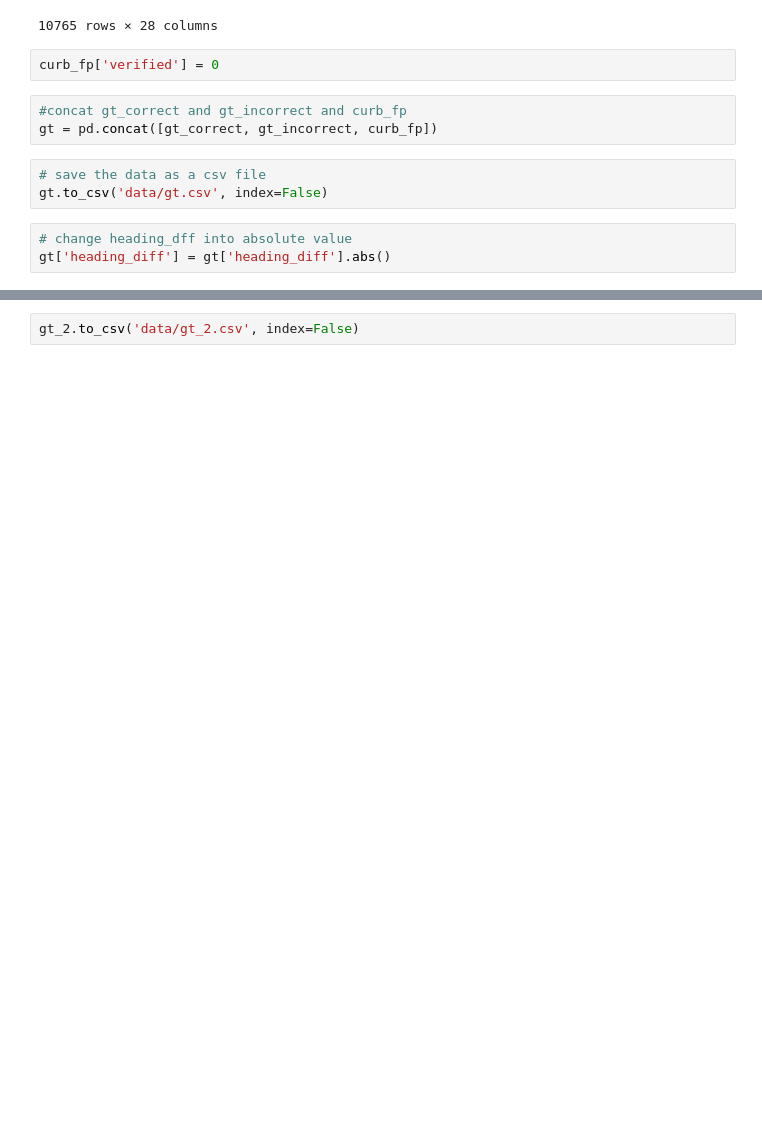
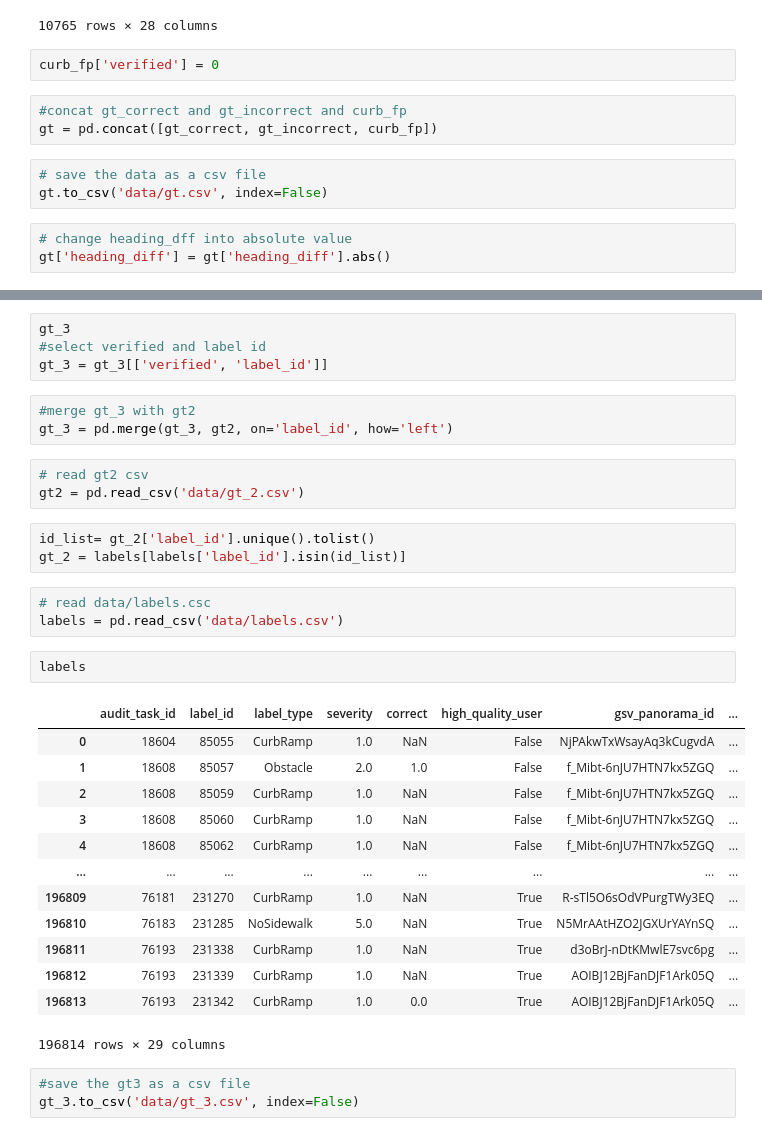
Before and after one commit to crescendochu/ML-project-sidewalk, a Jupyter notebook: seattle/data-processing.ipynb, the cells around one changed output, grey strips where cells are left out. Cells and saved outputs as stored; diff of their text form; blank space fills up the shorter version.

```diff
--- a/seattle/data-processing.ipynb
+++ b/seattle/data-processing.ipynb
@@ -457,2 +457,35 @@ gt_2 = pd.concat([gt_correct, gt_incorrect])
+# %%
+gt_3
+#select verified and label id
+gt_3 = gt_3[['verified', 'label_id']]
+# %%
+#merge gt_3 with gt2
+gt_3 = pd.merge(gt_3, gt2, on='label_id', how='left')
 # %%
-gt_2.to_csv('data/gt_2.csv', index=False)
+# read gt2 csv
+gt2 = pd.read_csv('data/gt_2.csv')
+# %%
+id_list= gt_2['label_id'].unique().tolist()
+gt_2 = labels[labels['label_id'].isin(id_list)]
+# %%
+# read data/labels.csc
+labels = pd.read_csv('data/labels.csv')
+# %%
+labels
+# %% [output]
+|  | audit_task_id | label_id | label_type | severity | correct | high_quality_user | gsv_panorama_id | ... |
+| 0 | 18604 | 85055 | CurbRamp | 1.0 | NaN | False | NjPAkwTxWsayAq3kCugvdA | ... |
+| 1 | 18608 | 85057 | Obstacle | 2.0 | 1.0 | False | f_Mibt-6nJU7HTN7kx5ZGQ | ... |
+| 2 | 18608 | 85059 | CurbRamp | 1.0 | NaN | False | f_Mibt-6nJU7HTN7kx5ZGQ | ... |
+| 3 | 18608 | 85060 | CurbRamp | 1.0 | NaN | False | f_Mibt-6nJU7HTN7kx5ZGQ | ... |
+| 4 | 18608 | 85062 | CurbRamp | 1.0 | NaN | False | f_Mibt-6nJU7HTN7kx5ZGQ | ... |
+| ... | ... | ... | ... | ... | ... | ... | ... | ... |
+| 196809 | 76181 | 231270 | CurbRamp | 1.0 | NaN | True | R-sTl5O6sOdVPurgTWy3EQ | ... |
+| 196810 | 76183 | 231285 | NoSidewalk | 5.0 | NaN | True | N5MrAAtHZO2JGXUrYAYnSQ | ... |
+| 196811 | 76193 | 231338 | CurbRamp | 1.0 | NaN | True | d3oBrJ-nDtKMwlE7svc6pg | ... |
+| 196812 | 76193 | 231339 | CurbRamp | 1.0 | NaN | True | AOIBJ12BjFanDJF1Ark05Q | ... |
+| 196813 | 76193 | 231342 | CurbRamp | 1.0 | 0.0 | True | AOIBJ12BjFanDJF1Ark05Q | ... |
+196814 rows × 29 columns
+# %%
+#save the gt3 as a csv file
+gt_3.to_csv('data/gt_3.csv', index=False)
```
Also changed, not shown: parts of 1 cell of this notebook, 46 other files.
